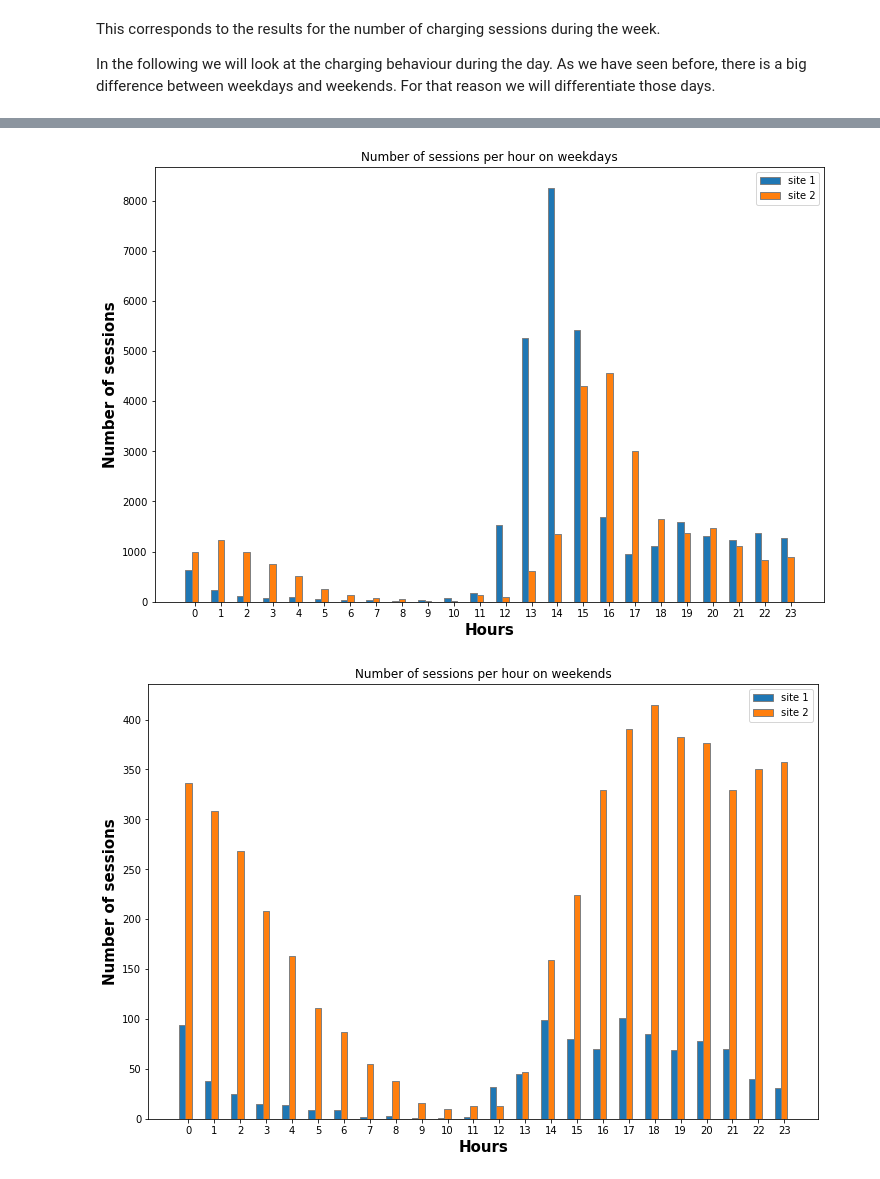
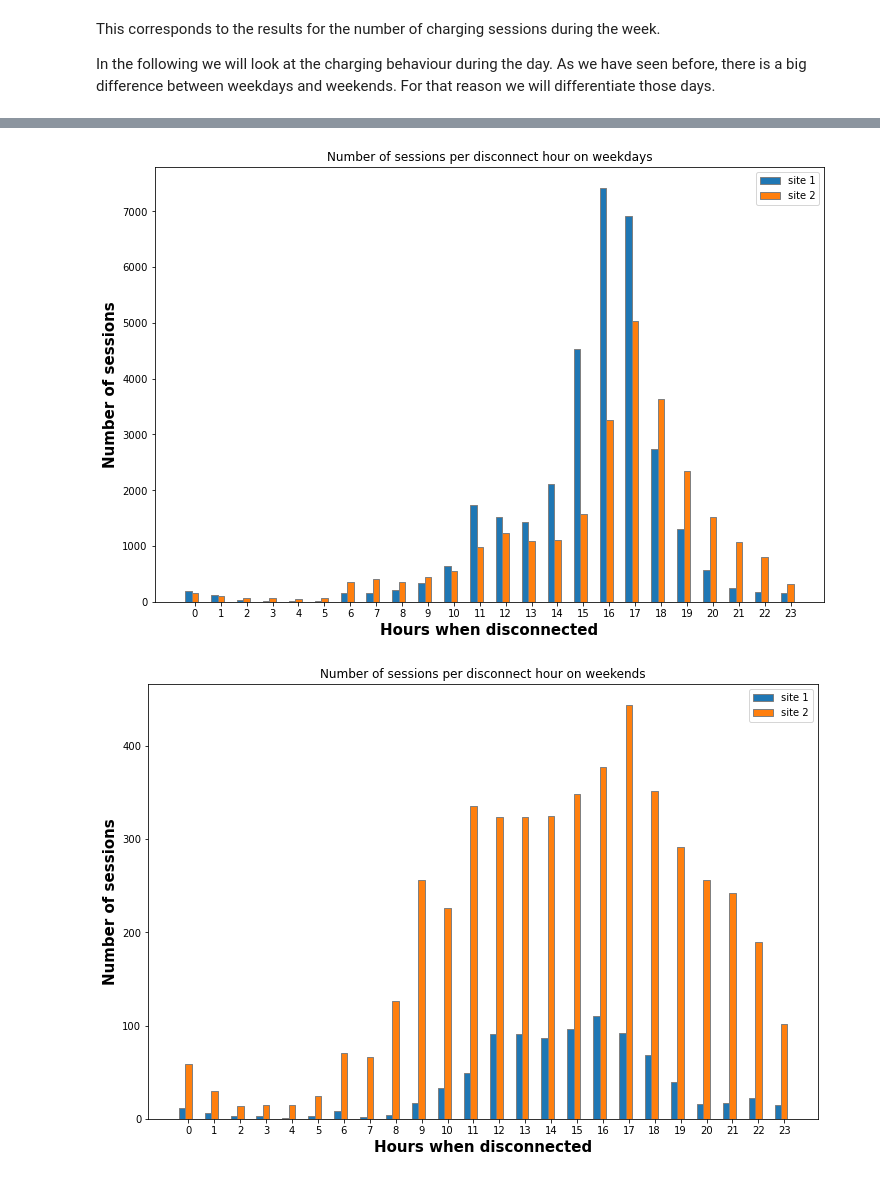
Before and after one commit to linusslange/AnalyticsAndApplications, a Jupyter notebook: SiteCharacteristics.ipynb, the cells around one changed output, grey strips where cells are left out. Drawn from its saved outputs; the diff is of its cells as text; code cells hidden in the pictures.

Commit message:
fixed weekday errors and analyzed user payment

```diff
--- a/SiteCharacteristics.ipynb
+++ b/SiteCharacteristics.ipynb
@@ -18,6 +20,10 @@ import json
 ### Reading in the data
 # %%
 df_charging_sessions = pd.read_csv("charging_sessions_preprocessed.csv",  parse_dates=['connectionTime','disconnectTime','doneChargingTime']);
+# convert to local time
+df_charging_sessions["connectionTime"] = df_charging_sessions["connectionTime"].dt.tz_convert("America/Los_Angeles")
+df_charging_sessions["disconnectTime"] = df_charging_sessions["disconnectTime"].dt.tz_convert("America/Los_Angeles")
+df_charging_sessions["doneChargingTime"] = df_charging_sessions["doneChargingTime"].dt.tz_convert("America/Los_Angeles")
 print(df_charging_sessions.info())
 print(df_charging_sessions.head(4))
 # %% [output]
@@ -188,12 +194,17 @@ In site 2 31408 times user information was given.
 Now we try to describe the data in more detail to find trends and characteristics. For each site, they are compared to find differences and therefore indicators of which site is public and which is private.
 # %%
 def createGroupedBarChart(x_values, y1_values, y2_values, title, x_label, y_label):
+    x_length = 0;
+    if(len(y1_values) > len(y2_values)):
+        x_length = len(y1_values)
+    else:
+        x_length = len(y2_values)
     # set width of bar
     barWidth = 0.25
     fig = plt.subplots(figsize =(12, 8))
 
     # Set position of bar on X axis
-    br1 = np.arange(len(y1_values))
+    br1 = np.arange(x_length)
     br2 = [x + barWidth for x in br1]
 
     # Make the plot
@@ -253,5 +282,14 @@ createGroupedBarChart(days, amount_kWh_per_weekday_site1, amount_kWh_per_weekday
 # %% [markdown]
 <p>This corresponds to the results for the number of charging sessions during the week. </p>
 <p>In the following we will look at the charging behaviour during the day. As we have seen before, there is a big difference between weekdays and weekends. For that reason we will differentiate those days.</p>
+# %%
+def createSessionCounterDataframe(x_values, counted_column, old_df):
+    new_df = pd.DataFrame([(x, siteID) for x in x_values for siteID in old_df['siteID'].unique()],
+                          columns = [counted_column, 'siteID'])
+    counter_df = old_df.groupby([counted_column, 'siteID']).agg({'sessionID': 'nunique'}).reset_index()
+    new_df = pd.merge(new_df, counter_df, how='left', on=[counted_column, 'siteID'])
+    new_df['sessionID'] = new_df['sessionID'].fillna(0).astype(int)
+    new_df.rename(columns={'sessionID': 'sessionCount'}, inplace=True)
+    return new_df
 # %%
 # add features weekday, connectionHour and disconnectHour
@@ -273,19 +342,23 @@ df_session_count_weekends = df_session_count_weekends.rename(columns={'sessionID
 # %%
-hours = df_session_count_weekdays['connectionHour'].unique()
-session_count_site1 = df_session_count_weekdays[df_session_count_weekdays['siteID'] == 1]['sessionCount']
-session_count_site2 = df_session_count_weekdays[df_session_count_weekdays['siteID'] == 2]['sessionCount']
-title = 'Number of sessions per hour on weekdays'
-x_label = 'Hours'
+# create dataframe with connectionHour and counts of unique sessionIDs
+hours = list(range(24))
+df_sessionCount_disconnectHour_weekdays = createSessionCounterDataframe(hours, 'disconnectHour',charging_sessions_weekdays)
+df_sessionCount_disconnectHour_weekends = createSessionCounterDataframe(hours, 'disconnectHour',charging_sessions_weekends)
+
+session_count_site1 = df_sessionCount_disconnectHour_weekdays[df_sessionCount_disconnectHour_weekdays['siteID'] == 1]['sessionCount']
+session_count_site2 = df_sessionCount_disconnectHour_weekdays[df_sessionCount_disconnectHour_weekdays['siteID'] == 2]['sessionCount']
+title = 'Number of sessions per disconnect hour on weekdays'
+x_label = 'Hours when disconnected'
 y_label = 'Number of sessions'
 createGroupedBarChart(hours, session_count_site1, session_count_site2, title, x_label, y_label)
 
-hours = df_session_count_weekends['connectionHour'].unique()
-session_count_site1 = df_session_count_weekends[df_session_count_weekends['siteID'] == 1]['sessionCount']
-session_count_site2 = df_session_count_weekends[df_session_count_weekends['siteID'] == 2]['sessionCount']
-title = 'Number of sessions per hour on weekends'
-x_label = 'Hours'
+hours = df_sessionCount_disconnectHour_weekends['disconnectHour'].unique()
+session_count_site1 = df_sessionCount_disconnectHour_weekends[df_sessionCount_disconnectHour_weekends['siteID'] == 1]['sessionCount']
+session_count_site2 = df_sessionCount_disconnectHour_weekends[df_sessionCount_disconnectHour_weekends['siteID'] == 2]['sessionCount']
+title = 'Number of sessions per disconnect hour on weekends'
+x_label = 'Hours when disconnected'
 y_label = 'Number of sessions'
 createGroupedBarChart(hours, session_count_site1, session_count_site2, title, x_label, y_label)
 # %% [output]
-[figure, old version]
+[figure, new version]
-[figure, old version]
+[figure, new version]
```
Also changed, not shown: parts of 25 cells of this notebook.
